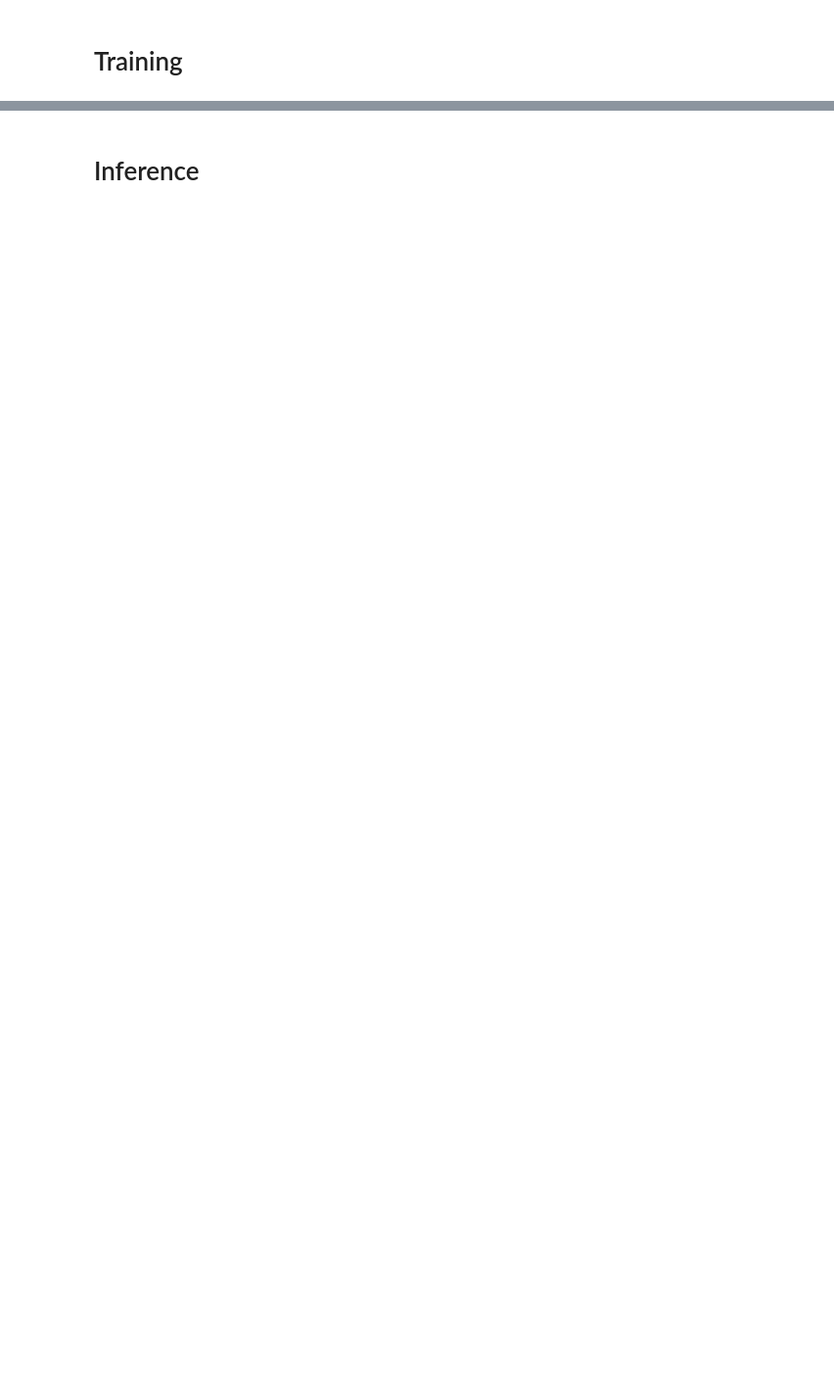
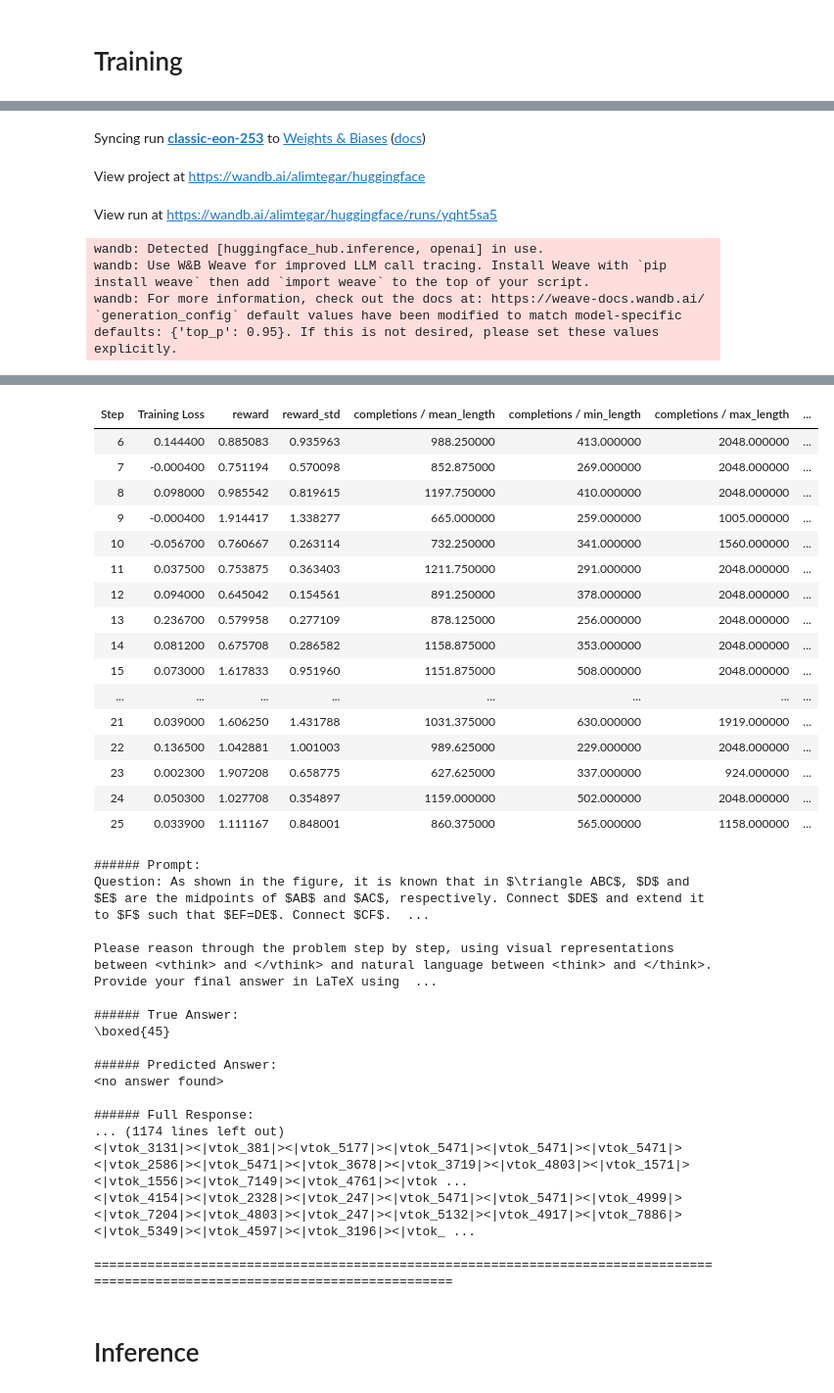
Before and after one commit to alxxtexxr/BVIR, a Jupyter notebook: grpo.ipynb, the cells around one changed output, grey strips where cells are left out. Shown at 98% size. Drawn from its saved outputs; the diff is of its cells as text; code cells hidden in the pictures; blank space fills up the shorter version.

Commit message:
GRPO for 25 steps

```diff
--- a/grpo.ipynb
+++ b/grpo.ipynb
@@ -21,9 +23,12 @@ else:
 # Configuration
 # %%
 SEED = 42
+USERNAME = 'alxxtexxr'
 
 # Model configuration
 SFT_LORA_ID = 'alxxtexxr/Qwen3-VL-8B-Thinking-VCB8K-SFT-QLoRA-v260426081652'
+RESUME_SFT_LORA_ID = 'alxxtexxr/Qwen3-VL-8B-Thinking-VCB8K-GRPO-QLoRA-v260427113111'
+RESUME_CKPT_STEP = 5
 
 # Data configuration
 RL_DATA_ID = 'alxxtexxr/ViRL1.25K'
@@ -38,21 +43,28 @@ LR = 5e-6
 from datetime import datetime
 
 # Resume training configuration
-RESUME_MODEL_ID = None
-resume_from_checkpoint = bool(RESUME_MODEL_ID)
+resume_from_checkpoint = bool(RESUME_SFT_LORA_ID)
 if resume_from_checkpoint:
-    # hub_model_id = RESUME_MODEL_ID
-    # project_name = hub_model_id.split('/')[-1]
-    # model_name = project_name
+    model_name = RESUME_SFT_LORA_ID
+    project_name = model_name.split('/')[-1]
+    hub_model_id = RESUME_SFT_LORA_ID
 
-    # from huggingface_hub import snapshot_download
-    # snapshot_download(repo_id=hub_model_id, local_dir=model_name)
+    from huggingface_hub import snapshot_download
+    snapshot_download(repo_id=hub_model_id, local_dir=model_name)
 
-    raise NotImplementedError("Resuming from checkpoint is not implemented yet!")
+    if RESUME_CKPT_STEP:
+        resume_from_checkpoint = f"{hub_model_id}/checkpoint-{RESUME_CKPT_STEP}"
+        # Ensure the checkpoint exists
+        assert os.path.exists(resume_from_checkpoint), f"Checkpoint {resume_from_checkpoint} does not exist!"
 else:
     model_name = SFT_LORA_ID
-    project_name = f'{model_name.split("/")[-1].split('-SFT-QLoRA-v')[0]}-GRPO-QLoRA-v{datetime.now().strftime("%y%m%d%H%M%S")}'
-    hub_model_id = f'alxxtexxr/{project_name}'
+    project_name = model_name.split('/')[-1]
+    project_name = (
+        f'{project_name.split("-SFT-QLoRA-v")[0] if "-SFT-QLoRA-v" in project_name else project_name}'
+        f'-GRPO-QLoRA-v{datetime.now().strftime("%y%m%d%H%M%S")}'
+    )
+    hub_model_id = f'{USERNAME}/{project_name}'
+
 print("Resume from checkpoint:", resume_from_checkpoint)
 print("Model name:", model_name)
 print("Project name:", project_name)
@@ -103,7 +124,7 @@ os.environ['PYTORCH_CUDA_ALLOC_CONF'] = ''
 # Model
 # %%
 model, tokenizer = FastVisionModel.from_pretrained(
-    model_name = SFT_LORA_ID,
+    model_name = resume_from_checkpoint if isinstance(resume_from_checkpoint, str) else model_name,
     load_in_4bit = True, # Use 4bit to reduce memory use. False for 16-bit LoRA.
     use_gradient_checkpointing = 'unsloth', # True or 'unsloth' for long context
     # dtype = torch.float16, # Force FP16
@@ -491,7 +612,7 @@ training_args = GRPOConfig(
     # Saving arguments
     save_strategy='steps',
     # save_steps=1, # For testing
-    save_steps=10,
+    save_steps=5,
     # save_total_limit=5, # 1 best + 4 recent checkpoints. Warning: It doesn't work
 
     # With load_best_model_at_end=True, your save_strategy will be ignored and default to eval_strategy.
@@ -524,4 +647,5 @@ trainer = GRPOTrainer(
     train_dataset = train_dataset,
 )
 
-trainer.train()
+trainer.train(resume_from_checkpoint=resume_from_checkpoint)
+# %% [output]
@@ -527,0 +662,7 @@ trainer.train()
+Syncing run classic-eon-253 to Weights & Biases (docs)
+View project at https://wandb.ai/alimtegar/huggingface
+View run at https://wandb.ai/alimtegar/huggingface/runs/yqht5sa5
+wandb: Detected [huggingface_hub.inference, openai] in use.
+wandb: Use W&B Weave for improved LLM call tracing. Install Weave with `pip install weave` then add `import weave` to the top of your script.
+wandb: For more information, check out the docs at: https://weave-docs.wandb.ai/
+`generation_config` default values have been modified to match model-specific defaults: {'top_p': 0.95}. If this is not desired, please set these values explicitly.
@@ -528,3 +687,37 @@ trainer.train()
+| Step | Training Loss | reward | reward_std | completions / mean_length | completions / min_length | completions / max_length | ... |
+| 6 | 0.144400 | 0.885083 | 0.935963 | 988.250000 | 413.000000 | 2048.000000 | ... |
+| 7 | -0.000400 | 0.751194 | 0.570098 | 852.875000 | 269.000000 | 2048.000000 | ... |
+| 8 | 0.098000 | 0.985542 | 0.819615 | 1197.750000 | 410.000000 | 2048.000000 | ... |
+| 9 | -0.000400 | 1.914417 | 1.338277 | 665.000000 | 259.000000 | 1005.000000 | ... |
+| 10 | -0.056700 | 0.760667 | 0.263114 | 732.250000 | 341.000000 | 1560.000000 | ... |
+| 11 | 0.037500 | 0.753875 | 0.363403 | 1211.750000 | 291.000000 | 2048.000000 | ... |
+| 12 | 0.094000 | 0.645042 | 0.154561 | 891.250000 | 378.000000 | 2048.000000 | ... |
+| 13 | 0.236700 | 0.579958 | 0.277109 | 878.125000 | 256.000000 | 2048.000000 | ... |
+| 14 | 0.081200 | 0.675708 | 0.286582 | 1158.875000 | 353.000000 | 2048.000000 | ... |
+| 15 | 0.073000 | 1.617833 | 0.951960 | 1151.875000 | 508.000000 | 2048.000000 | ... |
+| ... | ... | ... | ... | ... | ... | ... | ... |
+| 21 | 0.039000 | 1.606250 | 1.431788 | 1031.375000 | 630.000000 | 1919.000000 | ... |
+| 22 | 0.136500 | 1.042881 | 1.001003 | 989.625000 | 229.000000 | 2048.000000 | ... |
+| 23 | 0.002300 | 1.907208 | 0.658775 | 627.625000 | 337.000000 | 924.000000 | ... |
+| 24 | 0.050300 | 1.027708 | 0.354897 | 1159.000000 | 502.000000 | 2048.000000 | ... |
+| 25 | 0.033900 | 1.111167 | 0.848001 | 860.375000 | 565.000000 | 1158.000000 | ... |
+###### Prompt:
+Question: As shown in the figure, it is known that in $\triangle ABC$, $D$ and $E$ are the midpoints of $AB$ and $AC$, respectively. Connect $DE$ and extend it to $F$ such that $EF=DE$. Connect $CF$.  ...
+
+Please reason through the problem step by step, using visual representations between <vthink> and </vthink> and natural language between <think> and </think>. Provide your final answer in LaTeX using  ...
+
+###### True Answer:
+\boxed{45}
+
+###### Predicted Answer:
+<no answer found>
+
+###### Full Response:
+... (1174 lines left out)
+<|vtok_3131|><|vtok_381|><|vtok_5177|><|vtok_5471|><|vtok_5471|><|vtok_5471|><|vtok_2586|><|vtok_5471|><|vtok_3678|><|vtok_3719|><|vtok_4803|><|vtok_1571|><|vtok_1556|><|vtok_7149|><|vtok_4761|><|vtok ...
+<|vtok_4154|><|vtok_2328|><|vtok_247|><|vtok_5471|><|vtok_5471|><|vtok_4999|><|vtok_7204|><|vtok_4803|><|vtok_247|><|vtok_5132|><|vtok_4917|><|vtok_7886|><|vtok_5349|><|vtok_4597|><|vtok_3196|><|vtok_ ...
+
+================================================================================================================================
 # %% [markdown]
 # Inference
 # %%
```
Also changed, not shown: parts of 13 cells of this notebook.
